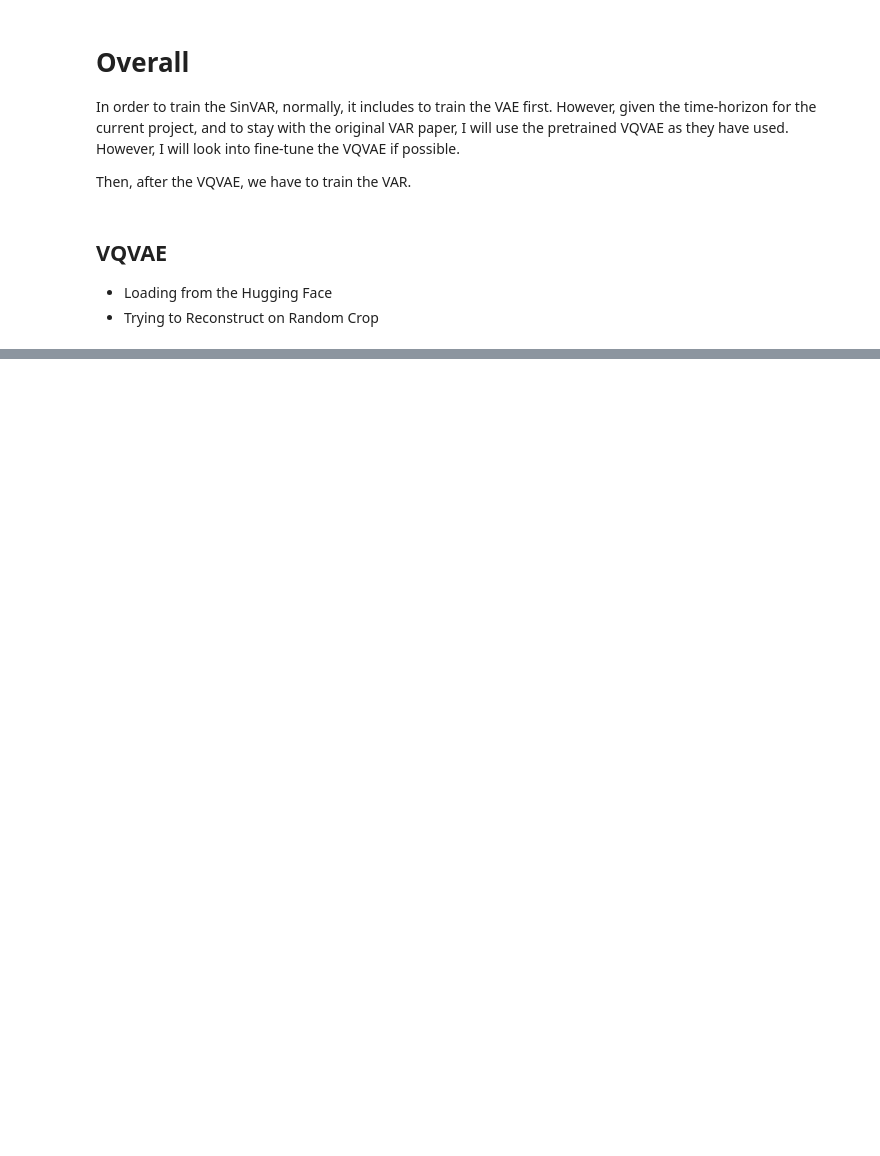
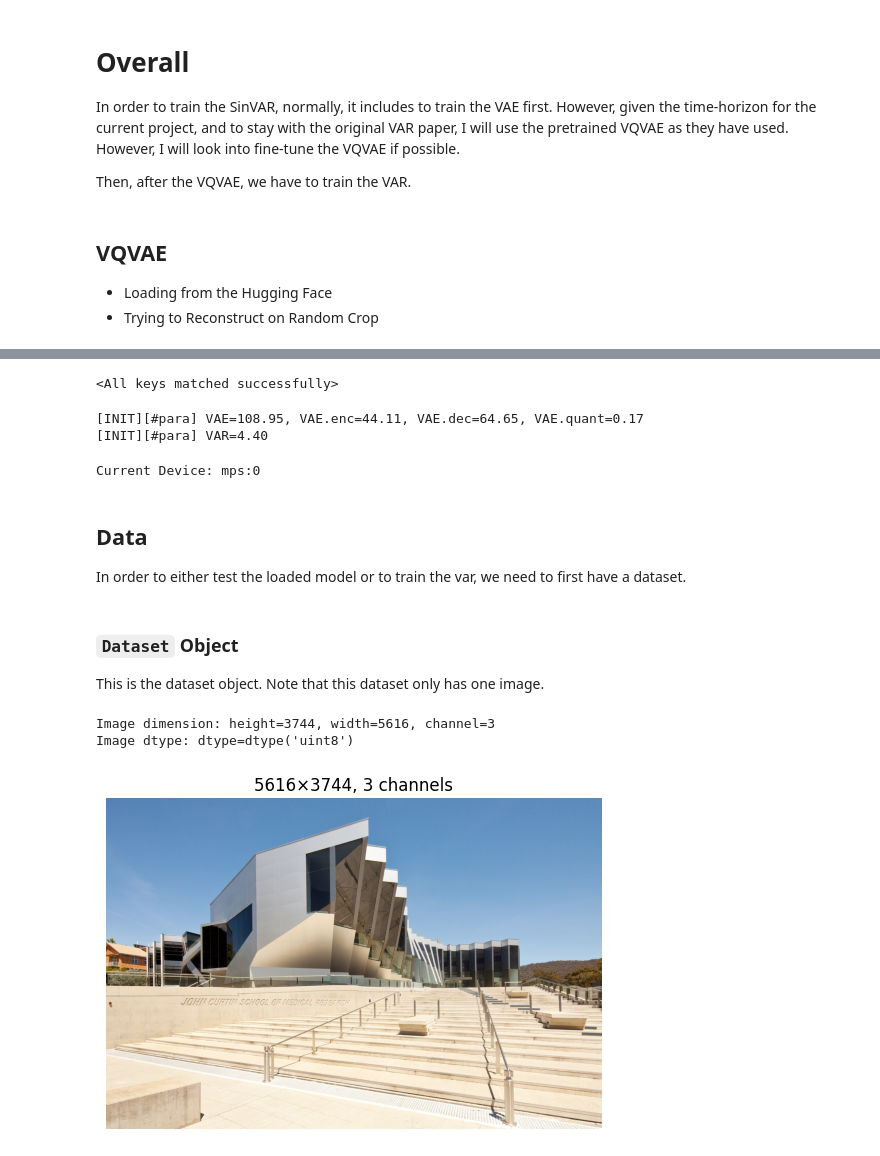
Before and after one commit to Isaac7777-cpu/comp4528-mini-project, a Jupyter notebook: SinVAR/SinVAR_training.ipynb, the cells around one changed output, grey strips where cells are left out. Drawn from its saved outputs; the diff is of its cells as text; code cells hidden in the pictures; blank space fills up the shorter version.

Commit message:
Successfully run the Multi-Scale VQVAE

```diff
--- a/SinVAR/SinVAR_training.ipynb
+++ b/SinVAR/SinVAR_training.ipynb
@@ -106,0 +81,58 @@ Saving to: ‘vae_ch160v4096z32.pth’
+# %%
+# download checkpoint for VQVAE
+import os
+import os.path as osp
+
+# Download from Hugging Face
+hf_home = 'https://huggingface.co/FoundationVision/var/resolve/main'
+vae_ckpt = 'pretrained-model/vae_ch160v4096z32.pth'
+if not osp.exists(vae_ckpt): os.system(f'wget {hf_home}/{vae_ckpt}')
+
+# load checkpoints
+vae_local.load_state_dict(torch.load(vae_ckpt, map_location='cpu'), strict=True)
+# %% [output]
+<All keys matched successfully>
+# %%
+count_p = lambda m: f'{sum(p.numel() for p in m.parameters())/1e6:.2f}'
+print(f'[INIT][#para] ' + ', '.join([f'{k}={count_p(m)}' for k, m in (('VAE', vae_local), ('VAE.enc', vae_local.encoder), ('VAE.dec', vae_local.decoder), ('VAE.quant', vae_local.quantize))]))
+print(f'[INIT][#para] ' + ', '.join([f'{k}={count_p(m)}' for k, m in (('VAR', var_wo_ddp),)]) + '\n\n')
+# %% [output]
+[INIT][#para] VAE=108.95, VAE.enc=44.11, VAE.dec=64.65, VAE.quant=0.17
+[INIT][#para] VAR=4.40
+# %%
+# Move it to mps for quicker inference
+vae_local.to(torch.device('mps'))
+
+device = next(vae_local.parameters()).device
+print(f"Current Device: {device}")
+# %% [output]
+Current Device: mps:0
+# %% [markdown]
+## Data
+
+In order to either test the loaded model or to train the var, we need to first have a dataset.
+# %% [markdown]
+### `Dataset` Object
+
+This is the dataset object. Note that this dataset only has one image.
+# %%
+from skimage import io
+import matplotlib.pyplot as plt
+import numpy as np
+
+image: np.ndarray = io.imread('./data/jcsmr.jpg')
+height, width = image.shape[:2]
+channel = image.shape[2] if image.ndim == 3 else 1
+dtype = image.dtype
+
+print(f"Image dimension: {height=}, {width=}, {channel=}")
+print(f"Image dtype: {dtype=}")
+
+plt.imshow(image)
+plt.title(f"{width}×{height}, {channel} channels")
+plt.axis("off")
+plt.show()
+# %% [output]
+Image dimension: height=3744, width=5616, channel=3
+Image dtype: dtype=dtype('uint8')
+[figure, added]
```
Also changed, not shown: parts of 13 cells of this notebook, 4 other files.
